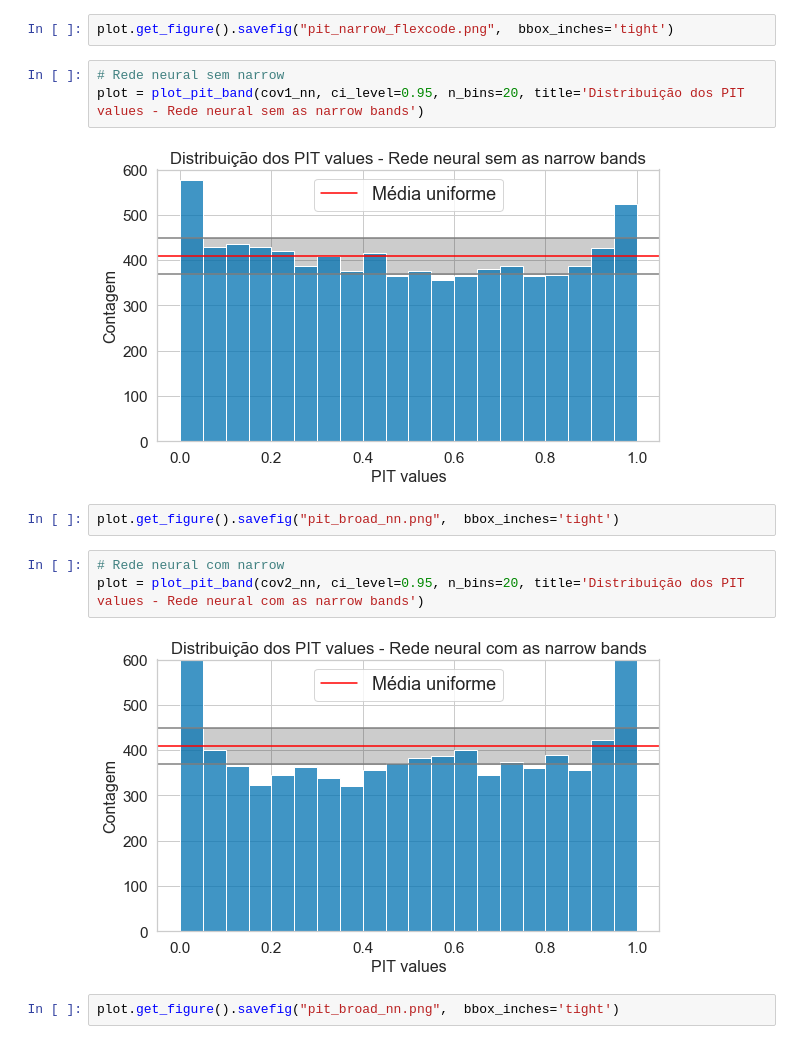
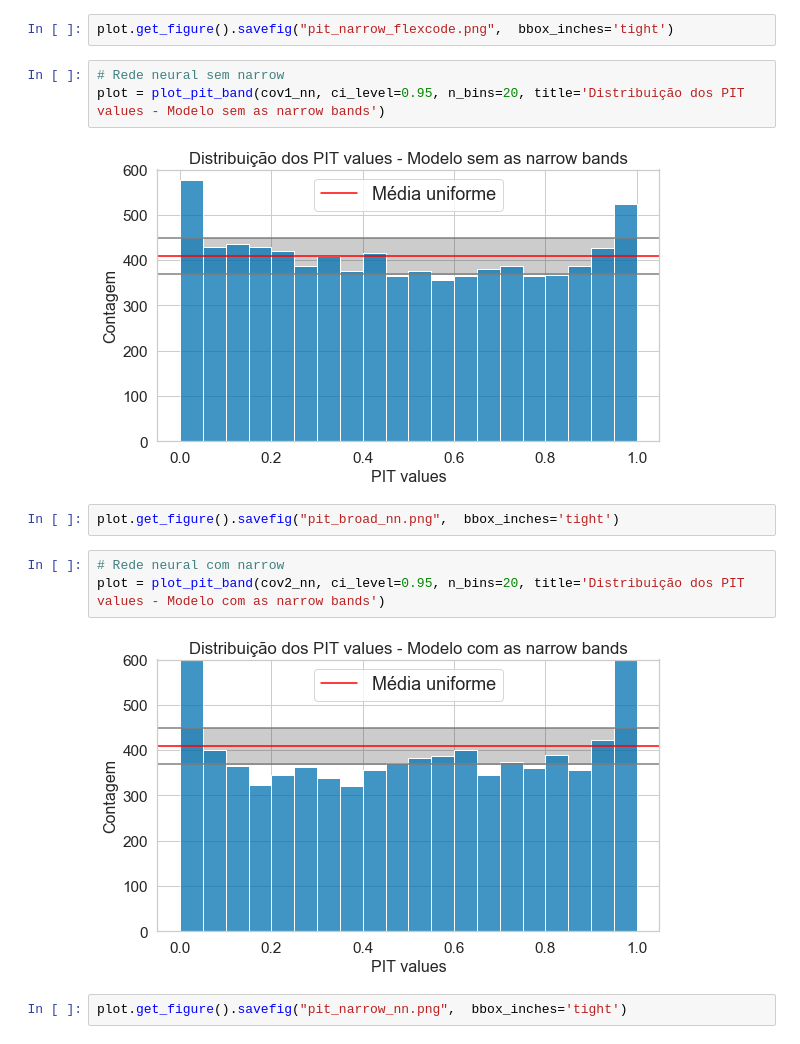
Before and after one commit to GabrielaPereiraSoares/Projeto_TCC, a Jupyter notebook: Visualizacao_PIT_values.ipynb, the cells around one changed output. Drawn from its saved outputs; the diff is of its cells as text.

```diff
--- a/Visualizacao_PIT_values.ipynb
+++ b/Visualizacao_PIT_values.ipynb
@@ -72,15 +72,15 @@ plot = plot_pit_band(cov2_flx, ci_level=0.95, n_bins=20, title='Distribuição d
 plot.get_figure().savefig("pit_narrow_flexcode.png",  bbox_inches='tight')
 # %%
 # Rede neural sem narrow
-plot = plot_pit_band(cov1_nn, ci_level=0.95, n_bins=20, title='Distribuição dos PIT values - Rede neural sem as narrow bands')
+plot = plot_pit_band(cov1_nn, ci_level=0.95, n_bins=20, title='Distribuição dos PIT values - Modelo sem as narrow bands')
 # %% [output]
-[figure, old version]
+[figure, new version]
 # %%
 plot.get_figure().savefig("pit_broad_nn.png",  bbox_inches='tight')
 # %%
 # Rede neural com narrow
-plot = plot_pit_band(cov2_nn, ci_level=0.95, n_bins=20, title='Distribuição dos PIT values - Rede neural com as narrow bands')
+plot = plot_pit_band(cov2_nn, ci_level=0.95, n_bins=20, title='Distribuição dos PIT values - Modelo com as narrow bands')
 # %% [output]
-[figure, old version]
+[figure, new version]
 # %%
-plot.get_figure().savefig("pit_broad_nn.png",  bbox_inches='tight')
+plot.get_figure().savefig("pit_narrow_nn.png",  bbox_inches='tight')
```
